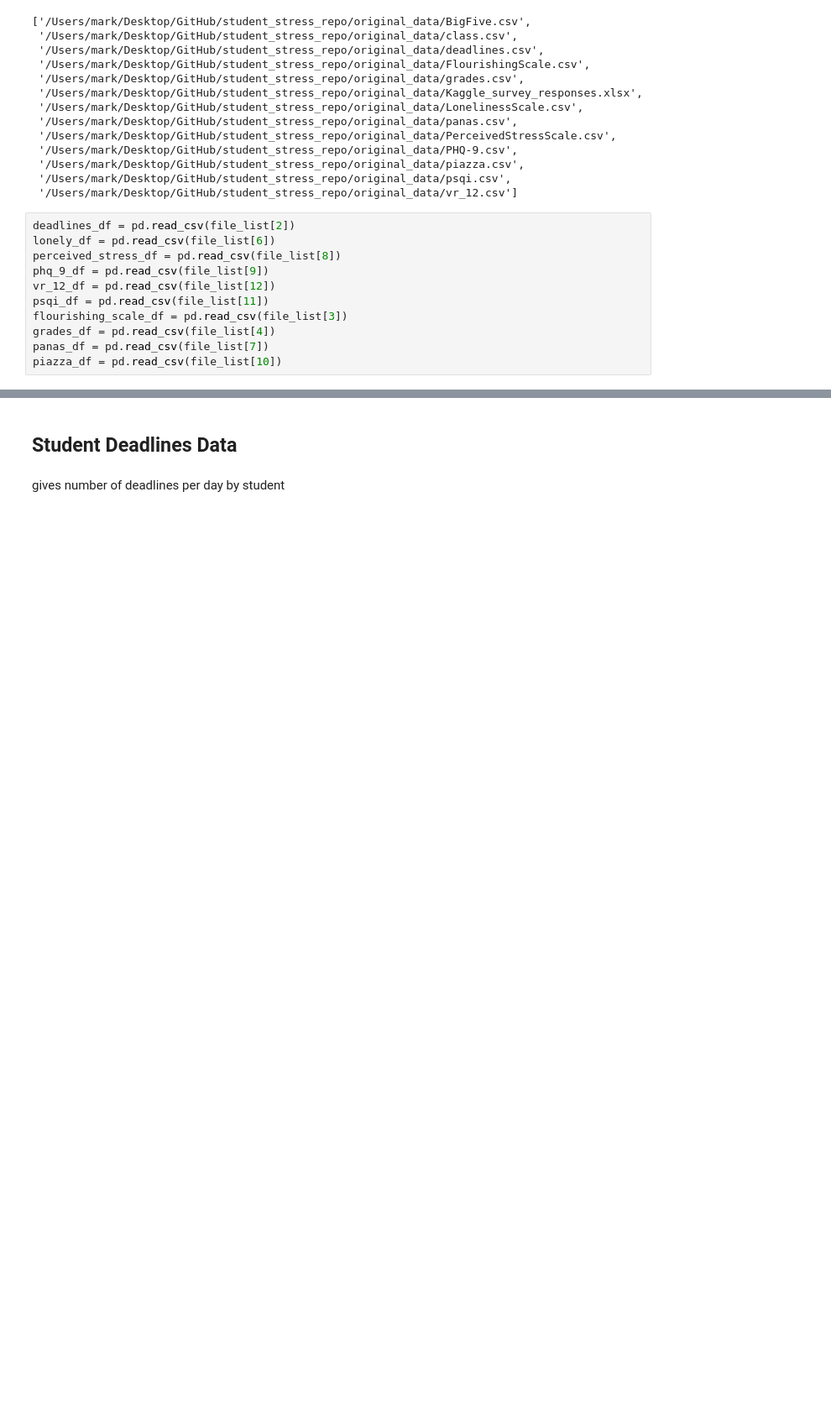
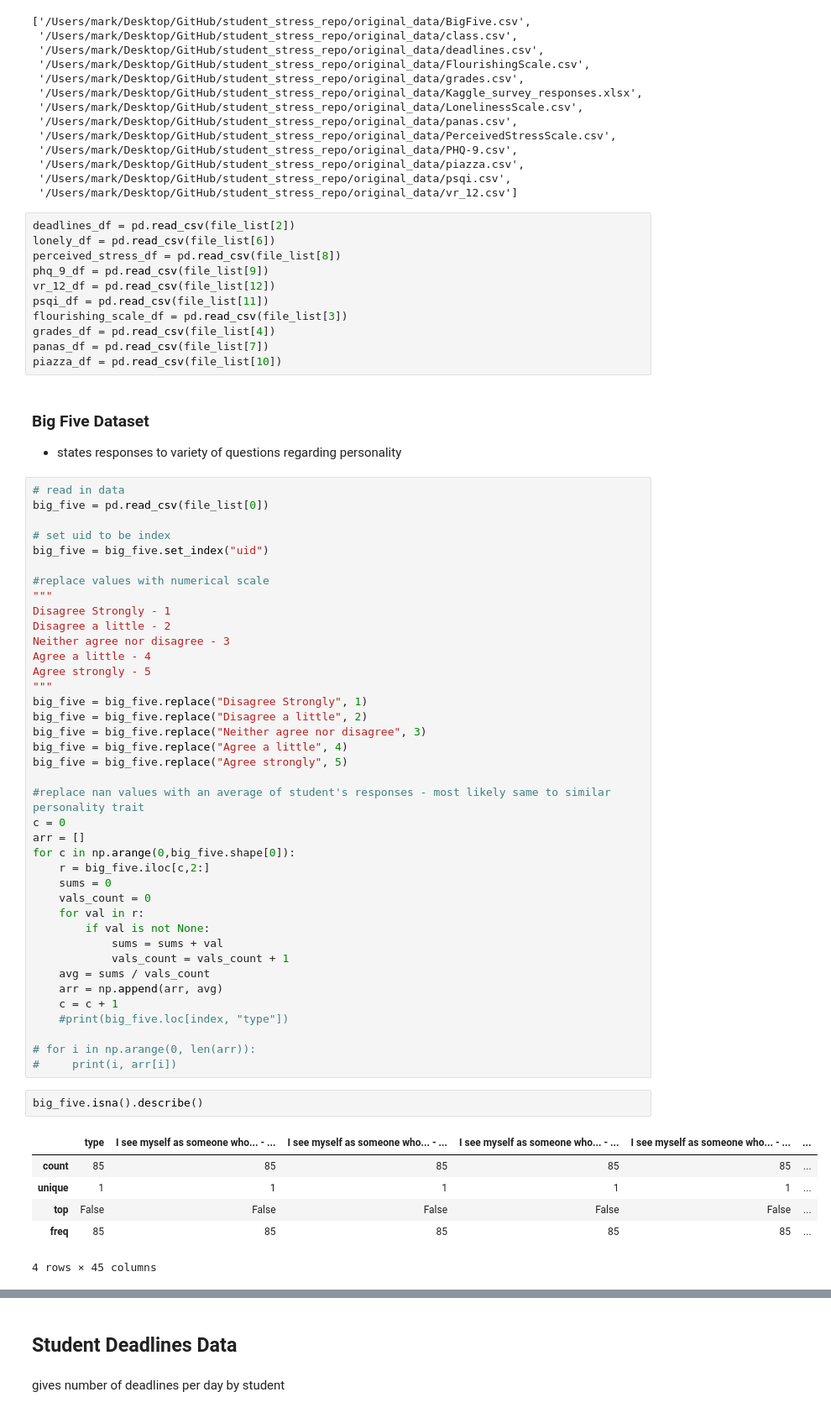
Before and after one commit to mkhash/Modelling-Student-Stress, a Jupyter notebook: code/Data_cleaning_and_processing.ipynb, the cells around one changed output, grey strips where cells are left out. Shown: that part at 84% size. Drawn from its saved outputs; the diff is of its cells as text; blank space fills up the shorter version.

```diff
--- a/code/Data_cleaning_and_processing.ipynb
+++ b/code/Data_cleaning_and_processing.ipynb
@@ -106,3 +48,54 @@ flourishing_scale_df = pd.read_csv(file_list[3])
 grades_df = pd.read_csv(file_list[4])
 panas_df = pd.read_csv(file_list[7])
 piazza_df = pd.read_csv(file_list[10])
+# %% [markdown]
+### Big Five Dataset
+- states responses to variety of questions regarding personality
+# %%
+# read in data
+big_five = pd.read_csv(file_list[0])
+
+# set uid to be index
+big_five = big_five.set_index("uid")
+
+#replace values with numerical scale
+"""
+Disagree Strongly - 1
+Disagree a little - 2
+Neither agree nor disagree - 3
+Agree a little - 4
+Agree strongly - 5
+"""
+big_five = big_five.replace("Disagree Strongly", 1)
+big_five = big_five.replace("Disagree a little", 2)
+big_five = big_five.replace("Neither agree nor disagree", 3)
+big_five = big_five.replace("Agree a little", 4)
+big_five = big_five.replace("Agree strongly", 5)
+
+#replace nan values with an average of student's responses - most likely same to similar personality trait
+c = 0
+arr = []
+for c in np.arange(0,big_five.shape[0]):
+    r = big_five.iloc[c,2:]
+    sums = 0
+    vals_count = 0
+    for val in r:
+        if val is not None:
+            sums = sums + val
+            vals_count = vals_count + 1
+    avg = sums / vals_count
+    arr = np.append(arr, avg)
+    c = c + 1
+    #print(big_five.loc[index, "type"])
+
+# for i in np.arange(0, len(arr)):
+#     print(i, arr[i])
+# %%
+big_five.isna().describe()
+# %% [output]
+|  | type | I see myself as someone who... - ... | I see myself as someone who... - ... | I see myself as someone who... - ... | I see myself as someone who... - ... | ... |
+| count | 85 | 85 | 85 | 85 | 85 | ... |
+| unique | 1 | 1 | 1 | 1 | 1 | ... |
+| top | False | False | False | False | False | ... |
+| freq | 85 | 85 | 85 | 85 | 85 | ... |
+4 rows × 45 columns
```
Also changed, not shown: parts of 8 cells of this notebook, 1 other file.
